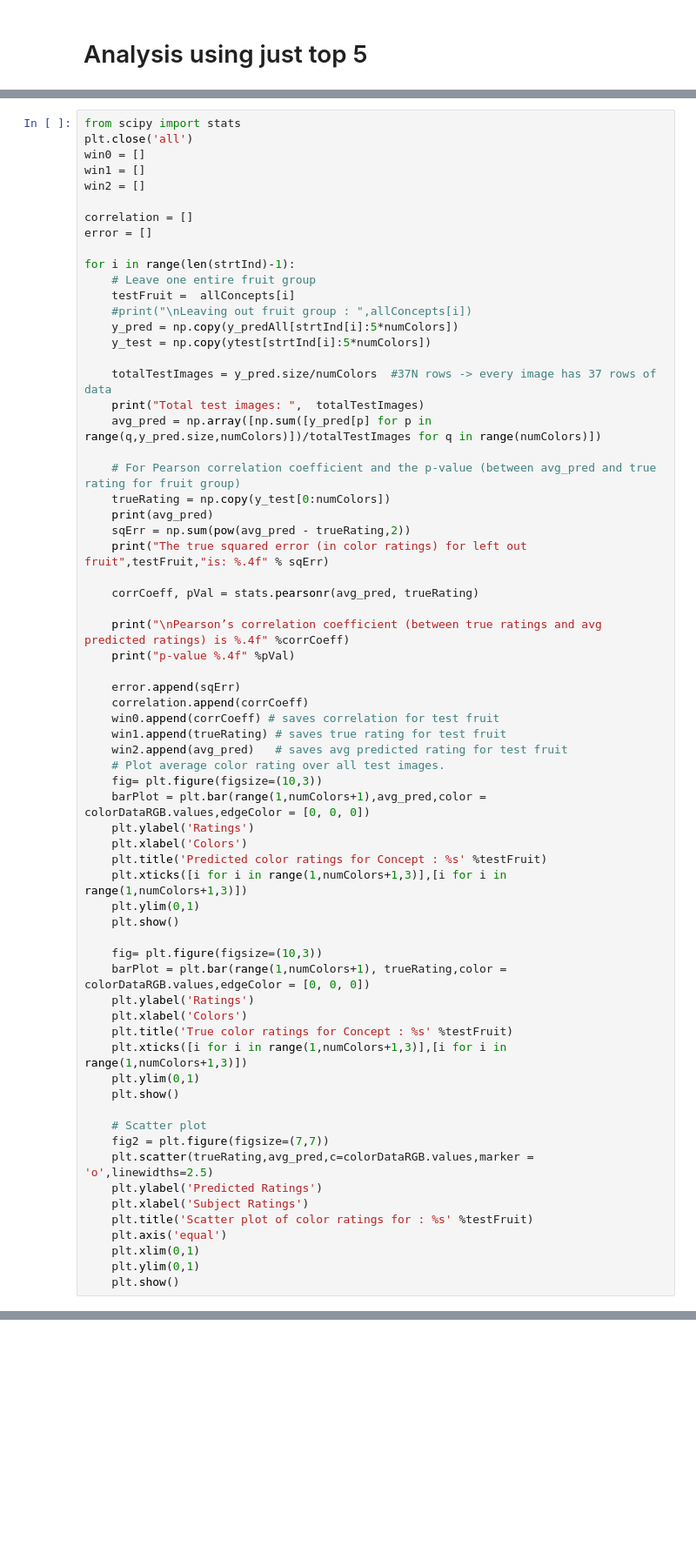
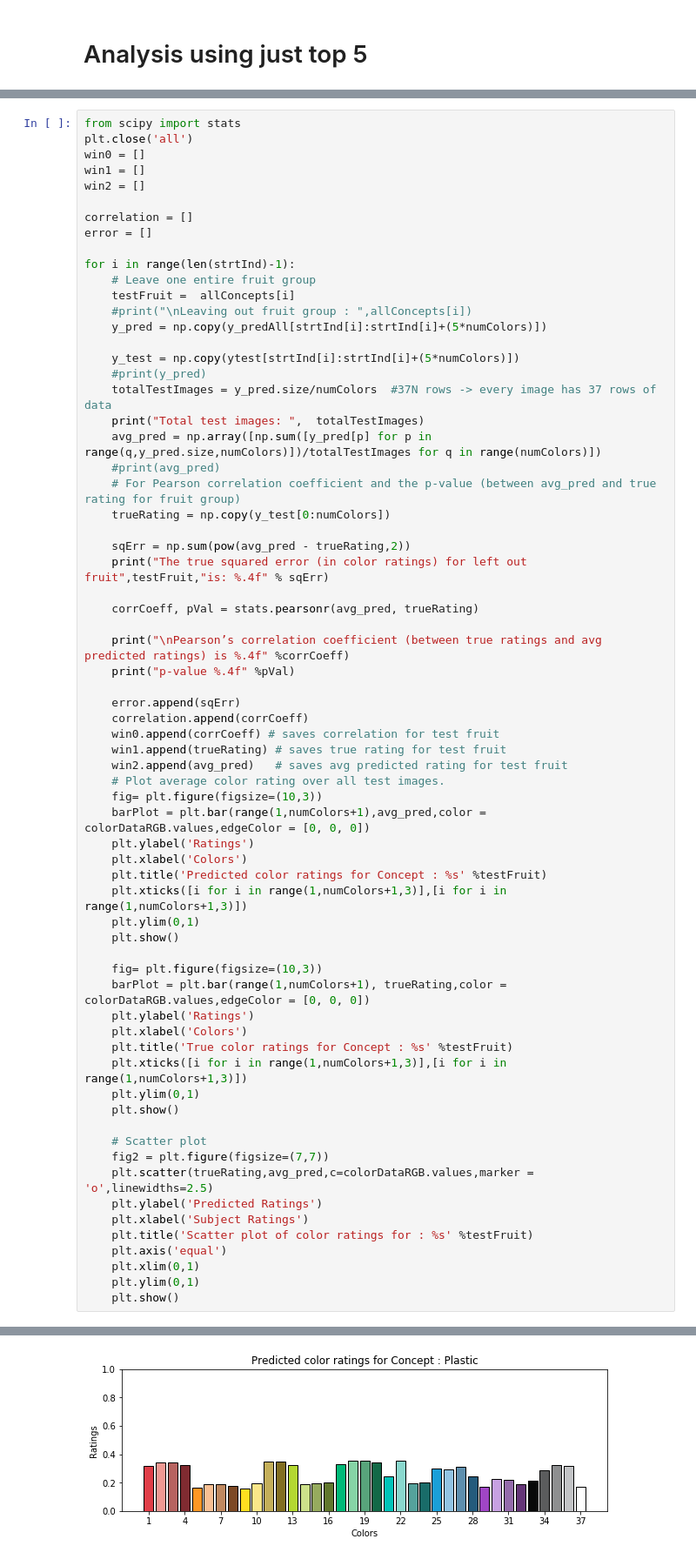
Before and after one commit to Raginii/Color-Concept-Associations-using-Google-Images, a Jupyter notebook: 01_getFeaturesTest.ipynb, the cells around one changed output, grey strips where cells are left out. Shown at 87% size. Cells and saved outputs as stored; diff of their text form; blank space fills up the shorter version.

Commit message:
TEST concepts -- added for numPhotos = 5

```diff
--- a/01_getFeaturesTest.ipynb
+++ b/01_getFeaturesTest.ipynb
@@ -447,16 +458,17 @@ for i in range(len(strtInd)-1):
     # Leave one entire fruit group
     testFruit =  allConcepts[i]
     #print("\nLeaving out fruit group : ",allConcepts[i])
-    y_pred = np.copy(y_predAll[strtInd[i]:5*numColors])
-    y_test = np.copy(ytest[strtInd[i]:5*numColors])
+    y_pred = np.copy(y_predAll[strtInd[i]:strtInd[i]+(5*numColors)])
 
+    y_test = np.copy(ytest[strtInd[i]:strtInd[i]+(5*numColors)])
+    #print(y_pred)
     totalTestImages = y_pred.size/numColors  #37N rows -> every image has 37 rows of data
     print("Total test images: ",  totalTestImages)
     avg_pred = np.array([np.sum([y_pred[p] for p in range(q,y_pred.size,numColors)])/totalTestImages for q in range(numColors)])
-
+    #print(avg_pred)
     # For Pearson correlation coefficient and the p-value (between avg_pred and true rating for fruit group)
     trueRating = np.copy(y_test[0:numColors])
-    print(avg_pred)
+
     sqErr = np.sum(pow(avg_pred - trueRating,2))
     print("The true squared error (in color ratings) for left out fruit",testFruit,"is: %.4f" % sqErr)
 
@@ -521,0 +528 @@ Total test images:  0.0
+[figure, added]
```
Also changed, not shown: parts of 5 cells of this notebook.
